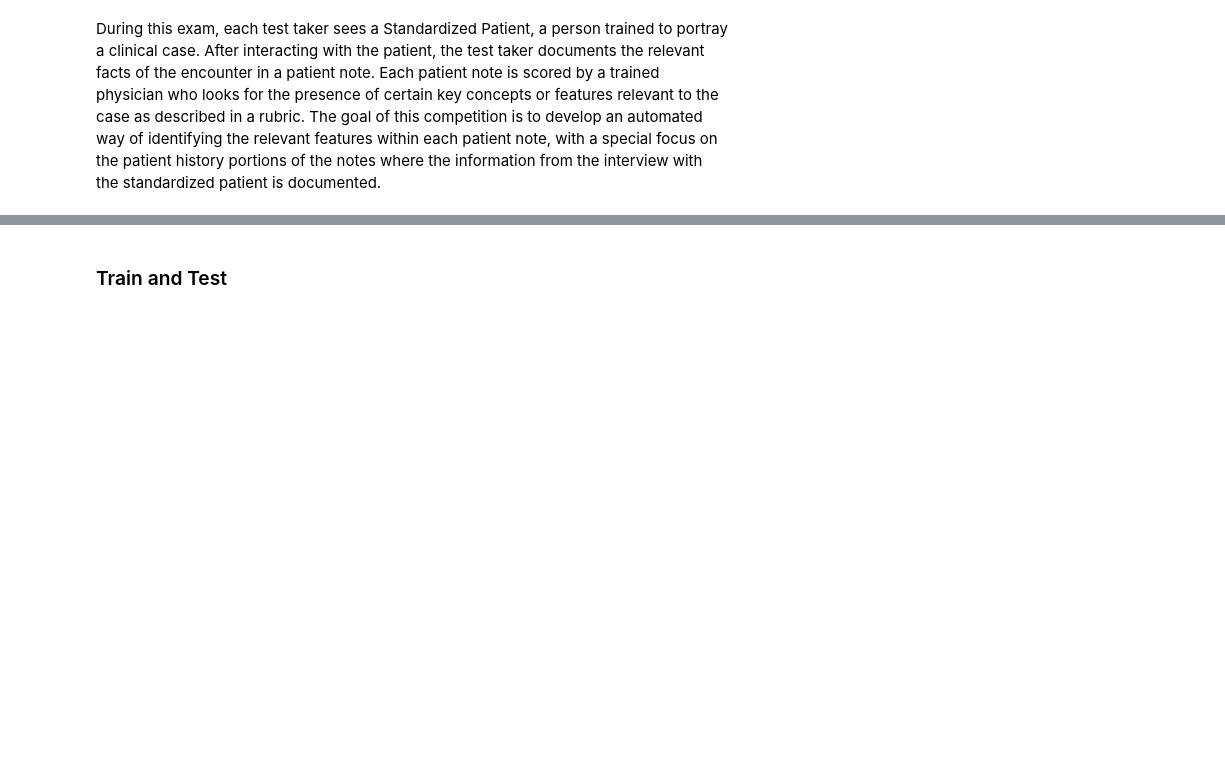
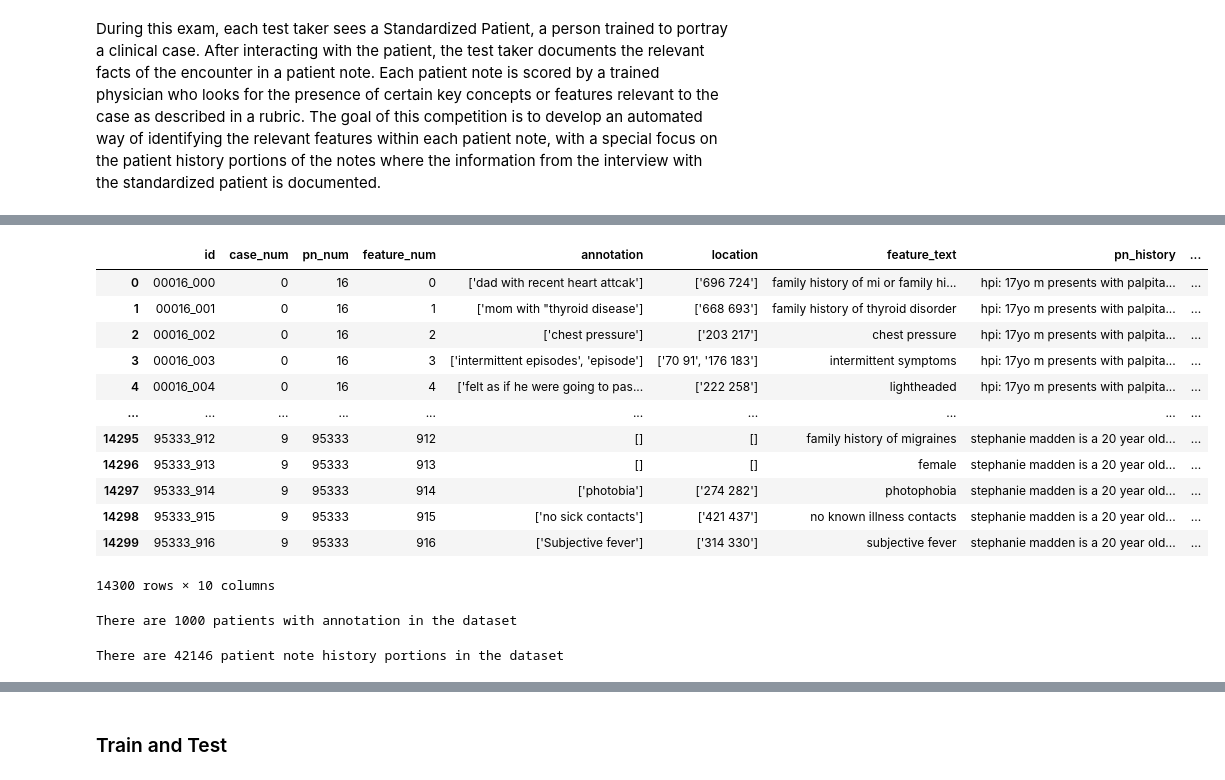
Before and after one commit to kartheekkotha/ClinicalPatientNotesScoring, a Jupyter notebook: src/dataAnalysis.ipynb, the cells around one changed output, grey strips where cells are left out. Drawn from its saved outputs; the diff is of its cells as text; code cells hidden in the pictures; blank space fills up the shorter version.

```diff
--- a/src/dataAnalysis.ipynb
+++ b/src/dataAnalysis.ipynb
@@ -20,0 +19,10 @@ During this exam, each test taker sees a Standardized Patient, a person trained
+# %%
+df = train_df.merge(features_df, how="left", on=["case_num", "feature_num"])
+df = df.merge(notes_df, how="left", on=["case_num", "pn_num"])
+df["annotation_list"] = [literal_eval(x) for x in train_df["annotation"]]
+df["location_list"] = [literal_eval(x) for x in train_df["location"]]
+df["pn_history"] = df["pn_history"].apply(lambda x: x.lower())
+df["feature_text"] = df["feature_text"].apply(lambda x: x.lower())
+df["feature_text"] = df["feature_text"].apply(
+    lambda x: x.replace("-", " ").replace("-OR-", ";-")
+)
@@ -20,0 +39,24 @@ During this exam, each test taker sees a Standardized Patient, a person trained
+# %%
+df
+# %% [output]
+|  | id | case_num | pn_num | feature_num | annotation | location | feature_text | pn_history | ... |
+| 0 | 00016_000 | 0 | 16 | 0 | ['dad with recent heart attcak'] | ['696 724'] | family history of mi or family hi... | hpi: 17yo m presents with palpita... | ... |
+| 1 | 00016_001 | 0 | 16 | 1 | ['mom with "thyroid disease'] | ['668 693'] | family history of thyroid disorder | hpi: 17yo m presents with palpita... | ... |
+| 2 | 00016_002 | 0 | 16 | 2 | ['chest pressure'] | ['203 217'] | chest pressure | hpi: 17yo m presents with palpita... | ... |
+| 3 | 00016_003 | 0 | 16 | 3 | ['intermittent episodes', 'episode'] | ['70 91', '176 183'] | intermittent symptoms | hpi: 17yo m presents with palpita... | ... |
+| 4 | 00016_004 | 0 | 16 | 4 | ['felt as if he were going to pas... | ['222 258'] | lightheaded | hpi: 17yo m presents with palpita... | ... |
+| ... | ... | ... | ... | ... | ... | ... | ... | ... | ... |
+| 14295 | 95333_912 | 9 | 95333 | 912 | [] | [] | family history of migraines | stephanie madden is a 20 year old... | ... |
+| 14296 | 95333_913 | 9 | 95333 | 913 | [] | [] | female | stephanie madden is a 20 year old... | ... |
+| 14297 | 95333_914 | 9 | 95333 | 914 | ['photobia'] | ['274 282'] | photophobia | stephanie madden is a 20 year old... | ... |
+| 14298 | 95333_915 | 9 | 95333 | 915 | ['no sick contacts'] | ['421 437'] | no known illness contacts | stephanie madden is a 20 year old... | ... |
+| 14299 | 95333_916 | 9 | 95333 | 916 | ['Subjective fever'] | ['314 330'] | subjective fever | stephanie madden is a 20 year old... | ... |
+14300 rows × 10 columns
+# %%
+print(f"There are {df.pn_num.nunique()} patients with annotation in the dataset")
+# %% [output]
+There are 1000 patients with annotation in the dataset
+# %%
+print(f"There are {notes_df.pn_num.nunique()} patient note history portions in the dataset")
+# %% [output]
+There are 42146 patient note history portions in the dataset
```
Also changed, not shown: parts of 43 cells of this notebook.
